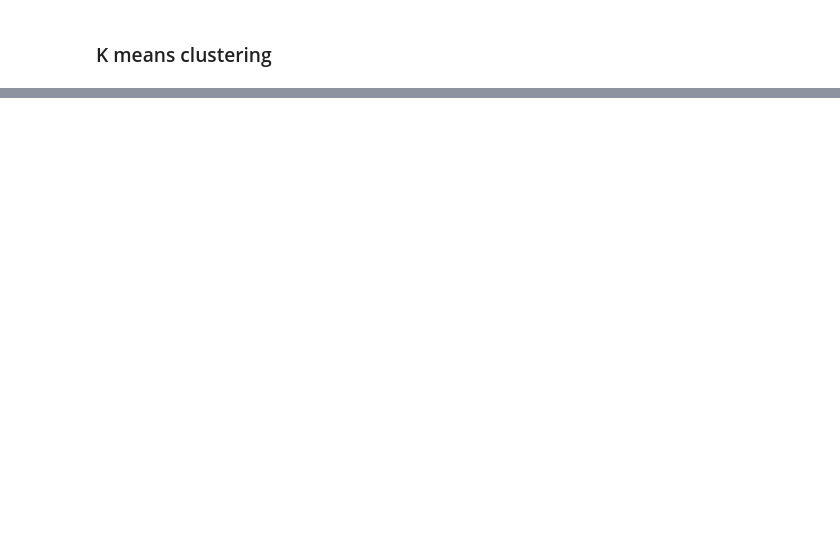
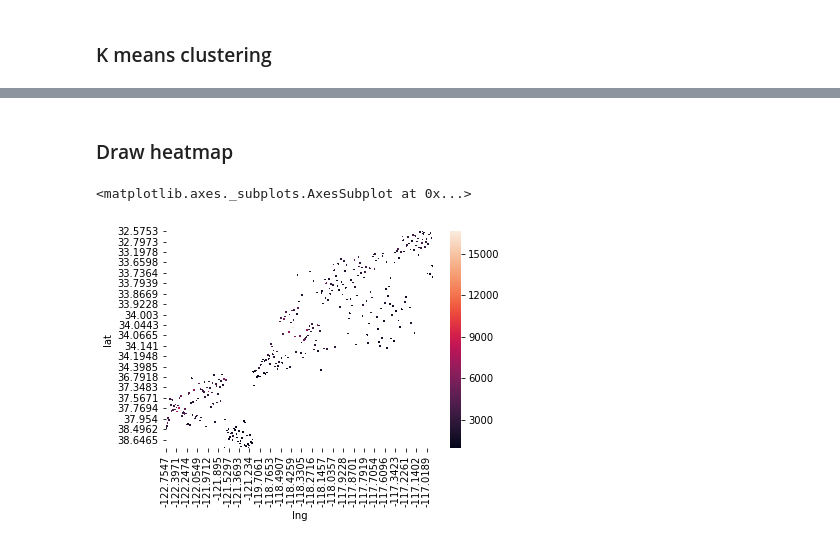
Before and after one commit to Jrmyy/data-mining-project, a Jupyter notebook: Geo clustering.ipynb, the cells around one changed output, grey strips where cells are left out. Cells and saved outputs as stored; diff of their text form; code cells hidden in the pictures; blank space fills up the shorter version.

```diff
--- a/Geo clustering.ipynb
+++ b/Geo clustering.ipynb
@@ -34,0 +83,19 @@ plt.show()
+# %% [markdown]
+### Draw heatmap
+# %%
+heatmap_df = df[['lng', 'lat', 'rent']].loc[
+    (df['rent'] > 0) &
+    ~(df['rent'].isna()) &
+    ~(df['rent'].isnull()) &
+    ~(df['lat'].isna()) &
+    ~(df['lng'].isna()) &
+    (abs(df['lng'] - avg[0]) / abs(avg[0]) <= 0.5) &
+    (abs(df['lat'] - avg[1]) / abs(avg[1]) <= 0.5)
+].groupby(['lng', 'lat']).agg('mean').reset_index()
+
+pivoted_heatmap_df = heatmap_df.pivot(index='lat', columns='lng', values='rent')
+mask = pivoted_heatmap_df.isnull()
+sns.heatmap(pivoted_heatmap_df, mask=mask)
+# %% [output]
+<matplotlib.axes._subplots.AxesSubplot at 0x...>
+[figure, added]
```
Also changed, not shown: parts of 7 cells of this notebook.
